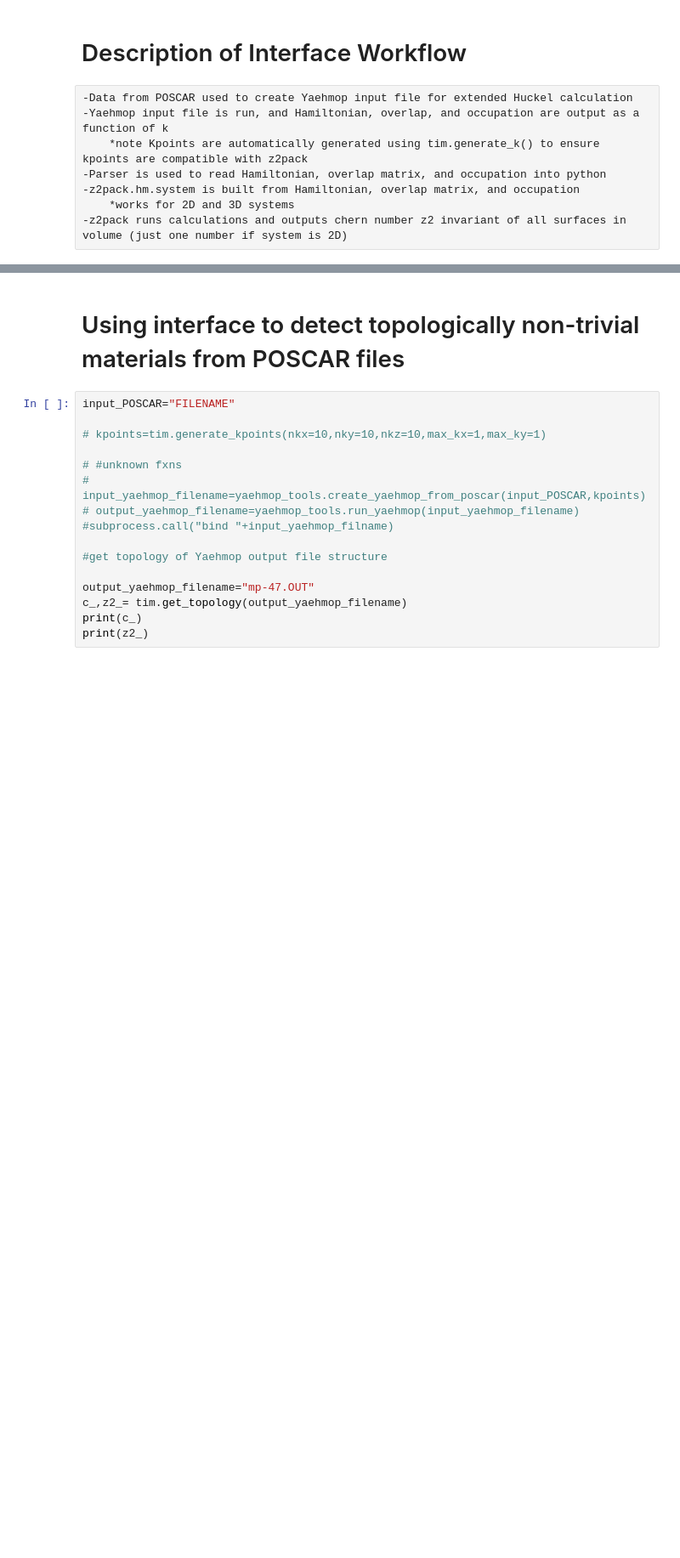
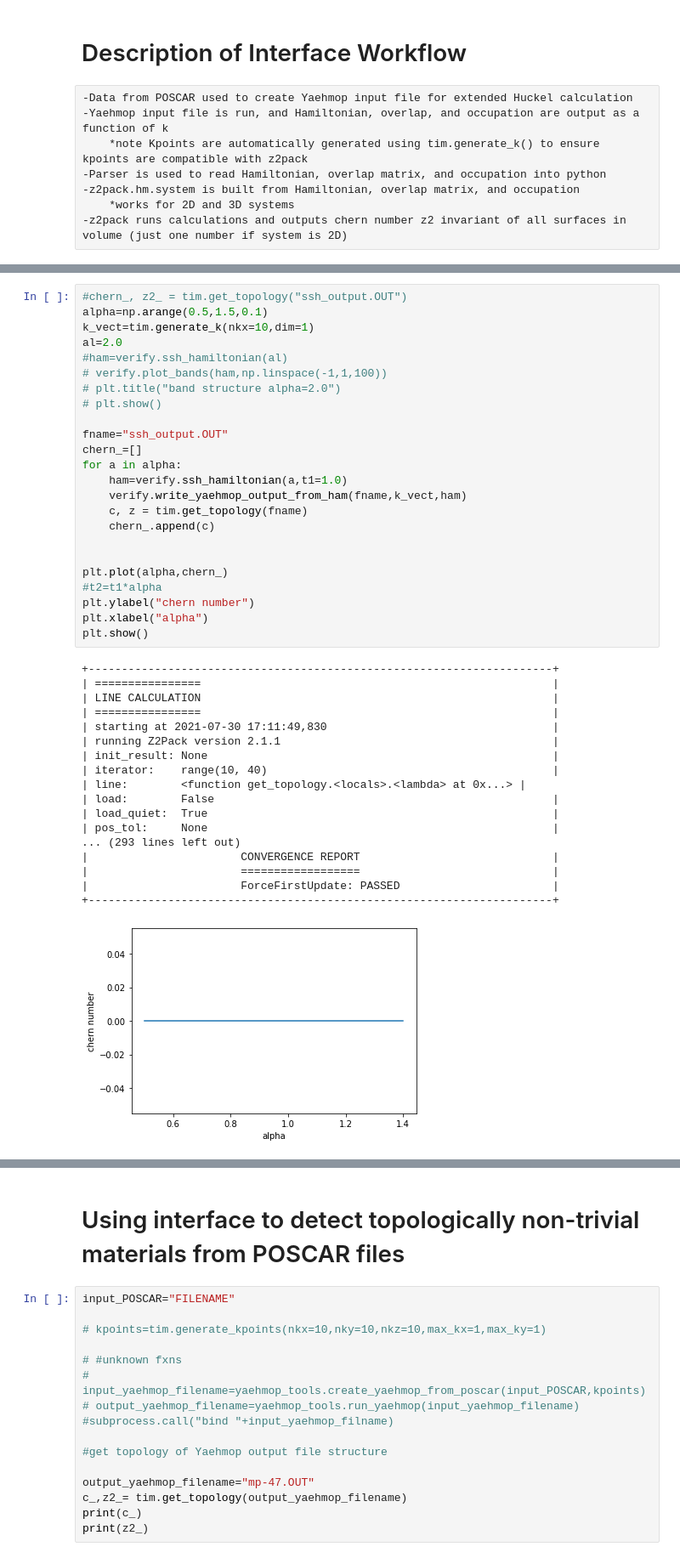
Before and after one commit to dpalmer-anl/topological_diagnosis, a Jupyter notebook: Topology_diagnosis.ipynb, the cells around one changed output, grey strips where cells are left out. Shown at 85% size. Cells and saved outputs as stored; diff of their text form; blank space fills up the shorter version.

```diff
--- a/Topology_diagnosis.ipynb
+++ b/Topology_diagnosis.ipynb
@@ -15,0 +29,43 @@ import topology_interface_main as tim
+# %%
+#chern_, z2_ = tim.get_topology("ssh_output.OUT")
+alpha=np.arange(0.5,1.5,0.1)
+k_vect=tim.generate_k(nkx=10,dim=1)
+al=2.0
+#ham=verify.ssh_hamiltonian(al)
+# verify.plot_bands(ham,np.linspace(-1,1,100))
+# plt.title("band structure alpha=2.0")
+# plt.show()
+
+fname="ssh_output.OUT"
+chern_=[]
+for a in alpha:
+    ham=verify.ssh_hamiltonian(a,t1=1.0)
+    verify.write_yaehmop_output_from_ham(fname,k_vect,ham)
+    c, z = tim.get_topology(fname)
+    chern_.append(c)
+
+
+plt.plot(alpha,chern_)
+#t2=t1*alpha
+plt.ylabel("chern number")
+plt.xlabel("alpha")
+plt.show()
+# %% [output]
++----------------------------------------------------------------------+
+| ================                                                     |
+| LINE CALCULATION                                                     |
+| ================                                                     |
+| starting at 2021-07-30 17:11:49,830                                  |
+| running Z2Pack version 2.1.1                                         |
+| init_result: None                                                    |
+| iterator:    range(10, 40)                                           |
+| line:        <function get_topology.<locals>.<lambda> at 0x...> |
+| load:        False                                                   |
+| load_quiet:  True                                                    |
+| pos_tol:     None                                                    |
+... (293 lines left out)
+|                       CONVERGENCE REPORT                             |
+|                       ==================                             |
+|                       ForceFirstUpdate: PASSED                       |
++----------------------------------------------------------------------+
+[figure, added]
```
Also changed, not shown: parts of 12 cells of this notebook, 9 other files.
